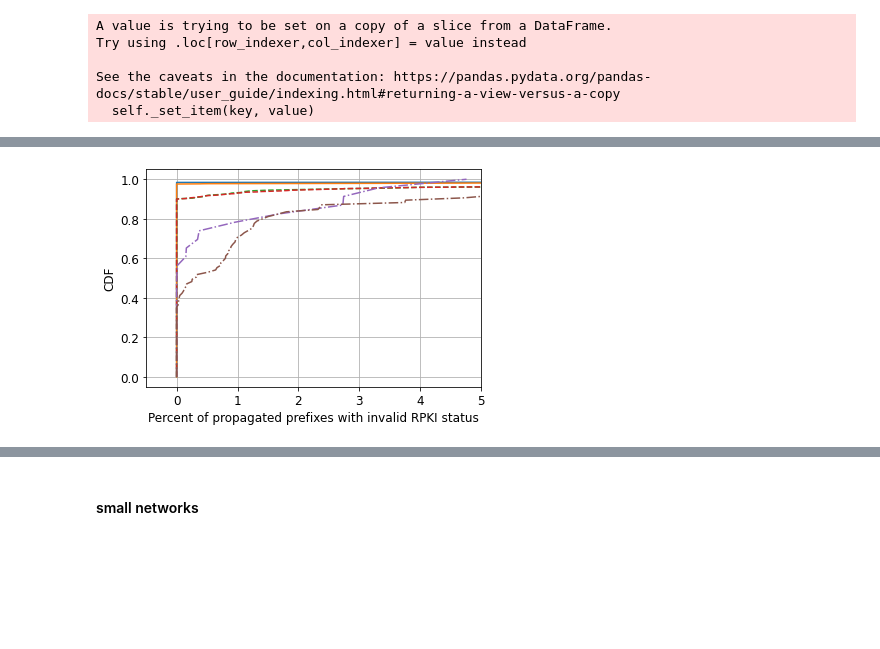
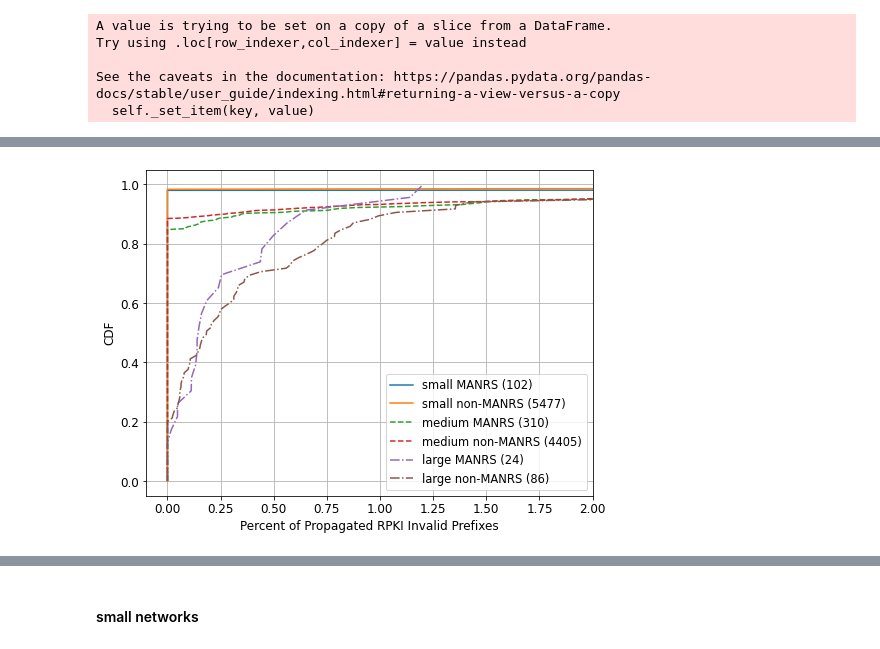
Before and after one commit to CAIDA/MANRS_Data_Analysis, a Jupyter notebook: MANRS_Conformance_Action1.ipynb, the cells around one changed output, grey strips where cells are left out. Drawn from its saved outputs; the diff is of its cells as text; code cells hidden in the pictures; blank space fills up the shorter version.

```diff
--- a/MANRS_Conformance_Action1.ipynb
+++ b/MANRS_Conformance_Action1.ipynb
@@ -201,0 +162,17 @@ transitdf = transitdf[transitdf.af == 4]
+# %%
+ihrurl = 'https://ihr-archive.iijlab.net/ihr/rov/2022/05/01/ihr_rov_2022-05-01.csv.lz4' #replace with new file
+# %%
+def process_ihr(url):
+    try:
+        handle = urllib.request.urlopen(url)
+    except:
+        print('URL not found', url)
+        raise Exception
+        return
+    with lz4.frame.open(handle) as f:
+        df = pd.read_csv(f)
+        transitdf = df[df.asn_id != df.originasn_id]
+        return transitdf
+# %%
+transitdf = process_ihr(ihrurl)
+transitdf = transitdf[transitdf.af == 4]
@@ -341,3 +323,7 @@ plt.grid()
+# %%
+manrs_transit_rpki['invalid_percent'] = (manrs_transit_rpki[['Invalid','Invalid,more-specific']].sum(axis=1)/manrs_transit_rpki[['Invalid','Invalid,more-specific','Valid', 'NotFound']].sum(axis=1))*100
+non_manrs_transit_rpki['invalid_percent'] = (non_manrs_transit_rpki[['Invalid','Invalid,more-specific']].sum(axis=1)/non_manrs_transit_rpki[['Invalid','Invalid,more-specific','Valid', 'NotFound']].sum(axis=1))*100
+#sibling_non_manrs_transit_rpki['invalid_percent'] = (sibling_non_manrs_transit_rpki['Valid']/sibling_non_manrs_transit_rpki[['Invalid','Invalid,more-specific','Valid']].sum(axis=1))*100
 # %%
 small_manrs_transit_rpki = manrs_transit_rpki[manrs_transit_rpki.asn_id.isin(small)]
 medium_manrs_transit_rpki = manrs_transit_rpki[manrs_transit_rpki.asn_id.isin(medium)]
@@ -654,18 +335,17 @@ large_manrs_transit_rpki
 # %%
-#plt.figure(figsize=(8,6))
-plt.plot(np.sort(small_manrs_transit_rpki['valid_percent'].dropna()), np.linspace(0,1,len(small_manrs_transit_rpki['valid_percent'].dropna())), label='small MANRS', linestyle='-')
-plt.plot(np.sort(small_non_manrs_transit_rpki['valid_percent'].dropna()), np.linspace(0,1,len(small_non_manrs_transit_rpki['valid_percent'].dropna())), label='small non-MANRS', linestyle='-')
-plt.plot(np.sort(medium_manrs_transit_rpki['valid_percent'].dropna()), np.linspace(0,1,len(medium_manrs_transit_rpki['valid_percent'].dropna())), label='medium MANRS', linestyle='--')
-plt.plot(np.sort(medium_non_manrs_transit_rpki['valid_percent'].dropna()), np.linspace(0,1,len(medium_non_manrs_transit_rpki['valid_percent'].dropna())), label='medium non-MANRS', linestyle='--')
-plt.plot(np.sort(large_manrs_transit_rpki['valid_percent'].dropna()), np.linspace(0,1,len(large_manrs_transit_rpki['valid_percent'].dropna())), label='large MANRS', linestyle='-.')
-plt.plot(np.sort(large_non_manrs_transit_rpki['valid_percent'].dropna()), np.linspace(0,1,len(large_non_manrs_transit_rpki['valid_percent'].dropna())), label='large non-MANRS', linestyle='-.')
-plt.xlabel('Percent of propagated prefixes with invalid RPKI status', fontsize=12)
+plt.figure(figsize=(8,6))
+plt.plot(np.sort(small_manrs_transit_rpki['invalid_percent'].dropna()), np.linspace(0,1,len(small_manrs_transit_rpki['invalid_percent'].dropna())), label='small MANRS ({})'.format(len(small_manrs_transit_rpki.dropna())), linestyle='-')
+plt.plot(np.sort(small_non_manrs_transit_rpki['invalid_percent'].dropna()), np.linspace(0,1,len(small_non_manrs_transit_rpki['invalid_percent'].dropna())), label='small non-MANRS ({})'.format(len(small_non_manrs_transit_rpki)), linestyle='-')
+plt.plot(np.sort(medium_manrs_transit_rpki['invalid_percent'].dropna()), np.linspace(0,1,len(medium_manrs_transit_rpki['invalid_percent'].dropna())), label='medium MANRS ({})'.format(len(medium_manrs_transit_rpki)), linestyle='--')
+plt.plot(np.sort(medium_non_manrs_transit_rpki['invalid_percent'].dropna()), np.linspace(0,1,len(medium_non_manrs_transit_rpki['invalid_percent'].dropna())), label='medium non-MANRS ({})'.format(len(medium_non_manrs_transit_rpki)), linestyle='--')
+plt.plot(np.sort(large_manrs_transit_rpki['invalid_percent'].dropna()), np.linspace(0,1,len(large_manrs_transit_rpki['invalid_percent'].dropna())), label='large MANRS ({})'.format(len(large_manrs_transit_rpki)), linestyle='-.')
+plt.plot(np.sort(large_non_manrs_transit_rpki['invalid_percent'].dropna()), np.linspace(0,1,len(large_non_manrs_transit_rpki['invalid_percent'].dropna())), label='large non-MANRS ({})'.format(len(large_non_manrs_transit_rpki)), linestyle='-.')
+plt.xlabel('Percent of Propagated RPKI Invalid Prefixes', fontsize=12)
 plt.ylabel('CDF', fontsize=12)
 plt.xticks(fontsize=12)
 plt.yticks(fontsize=12)
-plt.xlim(-0.5, 5)
-#plt.legend(loc=2)
+plt.xlim(-0.1, 2)
+plt.legend(prop={'size':11.5})
 plt.grid()
-plt.savefig('manrstransitrpkiinvalid.eps', bbox_inches='tight')
 # %% [output]
-[figure, old version]
+[figure, new version]
```
Also changed, not shown: parts of 332 cells of this notebook, 5 other files.
